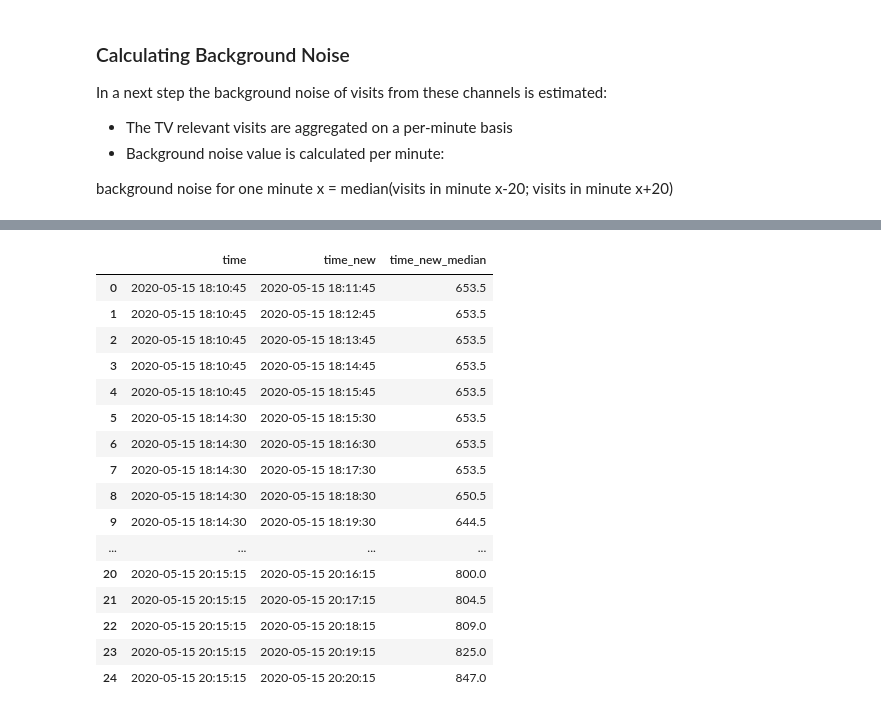
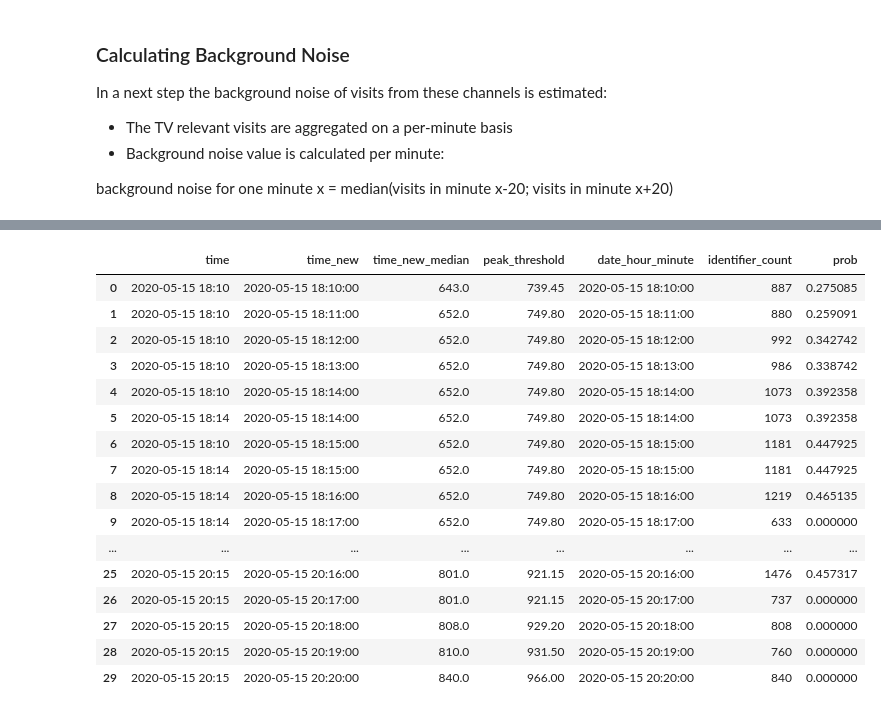
Before and after one commit to ElifKarakutukDinc/e-commerce_tv_spot_attribution_analysis, a Jupyter notebook: EDA.ipynb, the cells around one changed output, grey strips where cells are left out. Saved outputs shown, nothing was run; the diff lists cells and outputs as text; code cells hidden in the pictures.

```diff
--- a/EDA.ipynb
+++ b/EDA.ipynb
@@ -190,8 +175,8 @@ sessions_final_df_aggregated["date_hour_minute"] = pd.to_datetime(
 median_df = pd.DataFrame(columns=["time", "time_new", "time_new_median"])
 
 for time in ads_start_list:
-    for i in range(1, 6):
-        time_new = datetime.strptime(time, "%Y-%m-%d %H:%M:%S") + timedelta(minutes=i)
+    for i in range(0, 6):
+        time_new = datetime.strptime(time, "%Y-%m-%d %H:%M") + timedelta(minutes=i)
         time_new_minus_20 = time_new - timedelta(minutes=20)
         time_new_plus_20 = time_new + timedelta(minutes=20)
         time_new_median = sessions_final_df_aggregated[
@@ -202,23 +187,40 @@ for time in ads_start_list:
         to_append = [time, time_new, time_new_median]
         a_series = pd.Series(to_append, index=median_df.columns)
         median_df = median_df.append(a_series, ignore_index=True)
-# %%
-median_df
-# %% [output]
-|  | time | time_new | time_new_median |
-| 0 | 2020-05-15 18:10:45 | 2020-05-15 18:11:45 | 653.5 |
-| 1 | 2020-05-15 18:10:45 | 2020-05-15 18:12:45 | 653.5 |
-| 2 | 2020-05-15 18:10:45 | 2020-05-15 18:13:45 | 653.5 |
-| 3 | 2020-05-15 18:10:45 | 2020-05-15 18:14:45 | 653.5 |
-| 4 | 2020-05-15 18:10:45 | 2020-05-15 18:15:45 | 653.5 |
-| 5 | 2020-05-15 18:14:30 | 2020-05-15 18:15:30 | 653.5 |
-| 6 | 2020-05-15 18:14:30 | 2020-05-15 18:16:30 | 653.5 |
-| 7 | 2020-05-15 18:14:30 | 2020-05-15 18:17:30 | 653.5 |
-| 8 | 2020-05-15 18:14:30 | 2020-05-15 18:18:30 | 650.5 |
-| 9 | 2020-05-15 18:14:30 | 2020-05-15 18:19:30 | 644.5 |
-| ... | ... | ... | ... |
-| 20 | 2020-05-15 20:15:15 | 2020-05-15 20:16:15 | 800.0 |
-| 21 | 2020-05-15 20:15:15 | 2020-05-15 20:17:15 | 804.5 |
-| 22 | 2020-05-15 20:15:15 | 2020-05-15 20:18:15 | 809.0 |
-| 23 | 2020-05-15 20:15:15 | 2020-05-15 20:19:15 | 825.0 |
-| 24 | 2020-05-15 20:15:15 | 2020-05-15 20:20:15 | 847.0 |
+# %%
+median_df["peak_threshold"] = median_df["time_new_median"] * 1.15
+# %%
+threshold_control = pd.merge(
+    median_df,
+    sessions_final_df_aggregated,
+    how="inner",
+    left_on="time_new",
+    right_on="date_hour_minute",
+)
+# %%
+threshold_control["prob"] = np.where(
+    threshold_control["identifier_count"] > threshold_control["peak_threshold"],
+    (threshold_control["identifier_count"] - threshold_control["time_new_median"])
+    / threshold_control["identifier_count"],
+    0,
+)
+# %%
+threshold_control
+# %% [output]
+|  | time | time_new | time_new_median | peak_threshold | date_hour_minute | identifier_count | prob |
+| 0 | 2020-05-15 18:10 | 2020-05-15 18:10:00 | 643.0 | 739.45 | 2020-05-15 18:10:00 | 887 | 0.275085 |
+| 1 | 2020-05-15 18:10 | 2020-05-15 18:11:00 | 652.0 | 749.80 | 2020-05-15 18:11:00 | 880 | 0.259091 |
+| 2 | 2020-05-15 18:10 | 2020-05-15 18:12:00 | 652.0 | 749.80 | 2020-05-15 18:12:00 | 992 | 0.342742 |
+| 3 | 2020-05-15 18:10 | 2020-05-15 18:13:00 | 652.0 | 749.80 | 2020-05-15 18:13:00 | 986 | 0.338742 |
+| 4 | 2020-05-15 18:10 | 2020-05-15 18:14:00 | 652.0 | 749.80 | 2020-05-15 18:14:00 | 1073 | 0.392358 |
+| 5 | 2020-05-15 18:14 | 2020-05-15 18:14:00 | 652.0 | 749.80 | 2020-05-15 18:14:00 | 1073 | 0.392358 |
+| 6 | 2020-05-15 18:10 | 2020-05-15 18:15:00 | 652.0 | 749.80 | 2020-05-15 18:15:00 | 1181 | 0.447925 |
+| 7 | 2020-05-15 18:14 | 2020-05-15 18:15:00 | 652.0 | 749.80 | 2020-05-15 18:15:00 | 1181 | 0.447925 |
+| 8 | 2020-05-15 18:14 | 2020-05-15 18:16:00 | 652.0 | 749.80 | 2020-05-15 18:16:00 | 1219 | 0.465135 |
+| 9 | 2020-05-15 18:14 | 2020-05-15 18:17:00 | 652.0 | 749.80 | 2020-05-15 18:17:00 | 633 | 0.000000 |
+| ... | ... | ... | ... | ... | ... | ... | ... |
+| 25 | 2020-05-15 20:15 | 2020-05-15 20:16:00 | 801.0 | 921.15 | 2020-05-15 20:16:00 | 1476 | 0.457317 |
+| 26 | 2020-05-15 20:15 | 2020-05-15 20:17:00 | 801.0 | 921.15 | 2020-05-15 20:17:00 | 737 | 0.000000 |
+| 27 | 2020-05-15 20:15 | 2020-05-15 20:18:00 | 808.0 | 929.20 | 2020-05-15 20:18:00 | 808 | 0.000000 |
+| 28 | 2020-05-15 20:15 | 2020-05-15 20:19:00 | 810.0 | 931.50 | 2020-05-15 20:19:00 | 760 | 0.000000 |
+| 29 | 2020-05-15 20:15 | 2020-05-15 20:20:00 | 840.0 | 966.00 | 2020-05-15 20:20:00 | 840 | 0.000000 |
```
Also changed, not shown: parts of 4 cells of this notebook.
